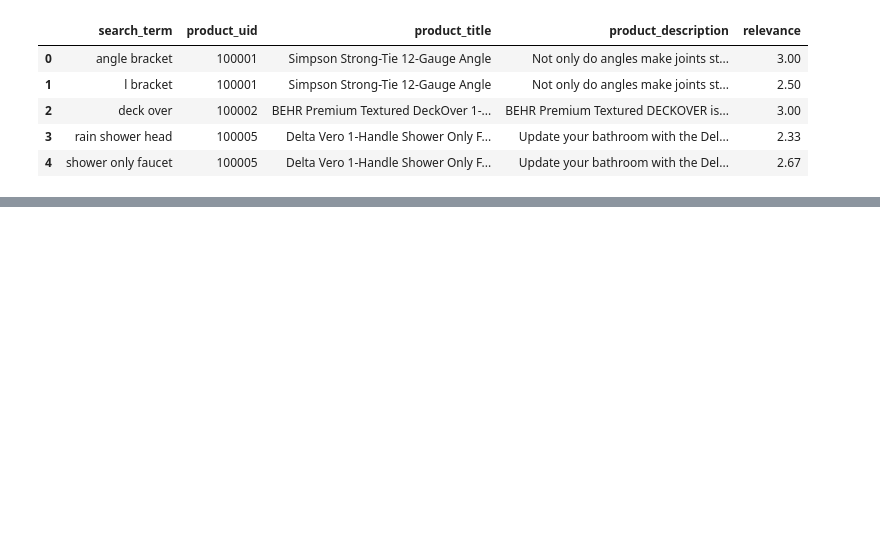
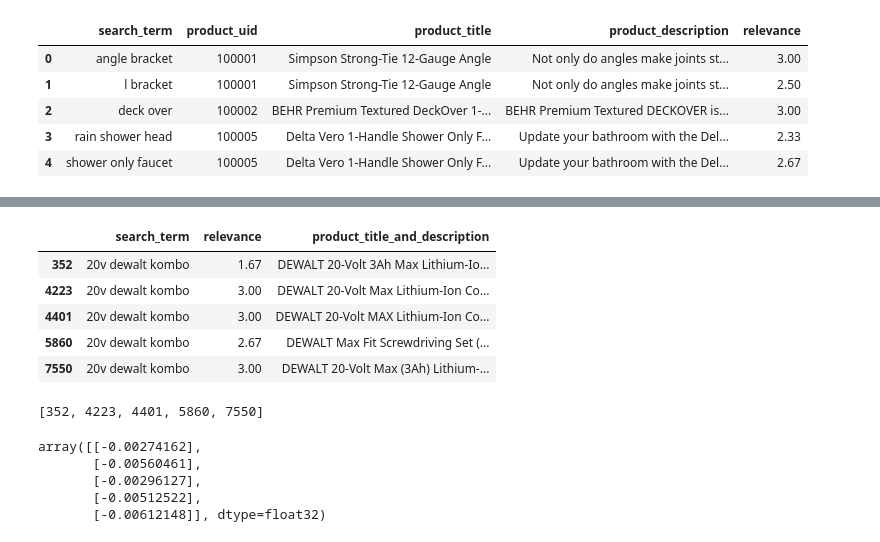
Before and after one commit to EikeDehling/machine-learnings, a Jupyter notebook: nlp_learn_to_match.ipynb, the cells around one changed output, grey strips where cells are left out. Saved outputs shown, nothing was run; the diff lists cells and outputs as text; code cells hidden in the pictures; blank space fills up the shorter version.

```diff
--- a/nlp_learn_to_match.ipynb
+++ b/nlp_learn_to_match.ipynb
@@ -47,0 +180,9 @@ https://github.com/faneshion/MatchZoo
+# %%
+import gc
+
+df = None
+dictionary = None
+query_lengths = None
+product_lengths = None
+
+gc.collect()
@@ -47,0 +247,14 @@ https://github.com/faneshion/MatchZoo
+# %%
+df[df['search_term'] == '20v dewalt kombo']
+# %% [output]
+|  | search_term | relevance | product_title_and_description |
+| 352 | 20v dewalt kombo | 1.67 | DEWALT 20-Volt 3Ah Max Lithium-Io... |
+| 4223 | 20v dewalt kombo | 3.00 | DEWALT 20-Volt Max Lithium-Ion Co... |
+| 4401 | 20v dewalt kombo | 3.00 | DEWALT 20-Volt MAX Lithium-Ion Co... |
+| 5860 | 20v dewalt kombo | 2.67 | DEWALT Max Fit Screwdriving Set (... |
+| 7550 | 20v dewalt kombo | 3.00 | DEWALT 20-Volt Max (3Ah) Lithium-... |
+# %%
+example_indices = df.index[df['search_term'] == '20v dewalt kombo'].tolist()
+example_indices
+# %% [output]
+[352, 4223, 4401, 5860, 7550]
@@ -47,0 +274,8 @@ https://github.com/faneshion/MatchZoo
+# %%
+model.predict(x=[query_seqs_example, product_seqs_example, dpool_indices_example], batch_size=len(query_seqs_example))
+# %% [output]
+array([[-0.00274162],
+       [-0.00560461],
+       [-0.00296127],
+       [-0.00512522],
+       [-0.00612148]], dtype=float32)
```
Also changed, not shown: parts of 28 cells of this notebook, 2 other files.
